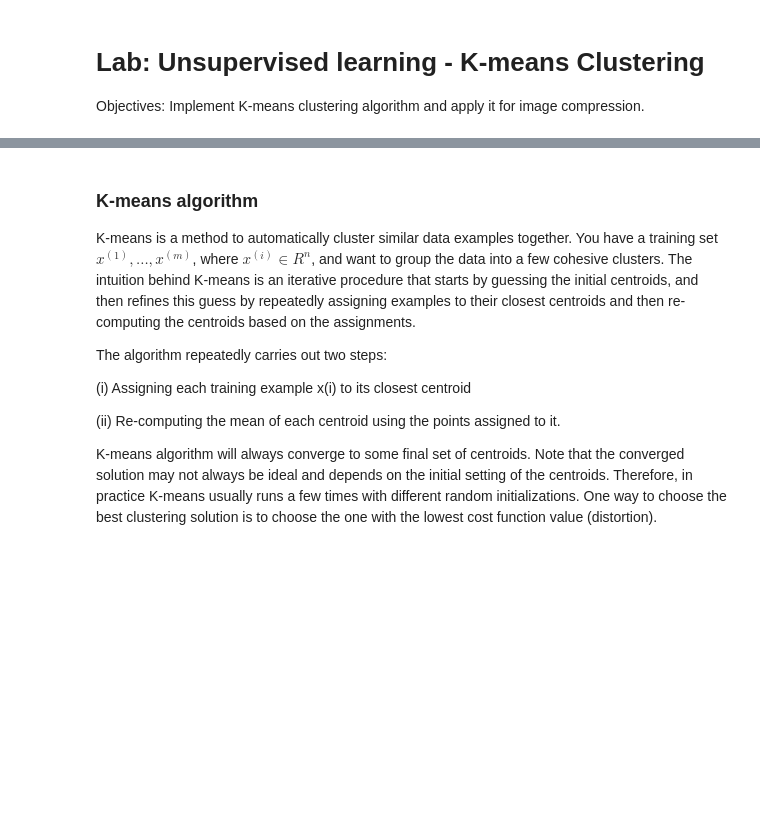
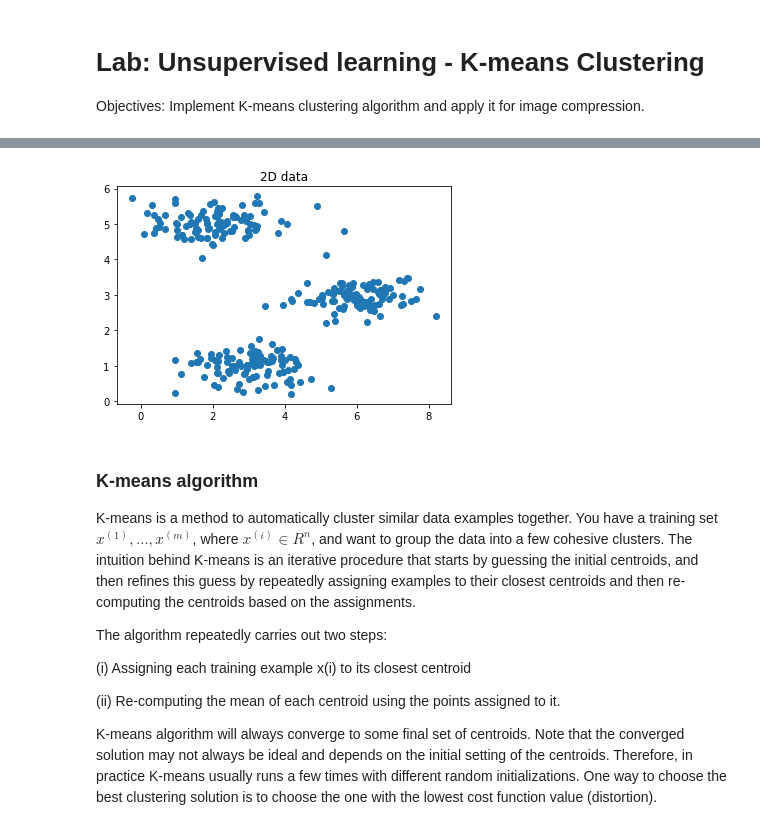
Before and after one commit to renanaferreira/FAA-repository, a Jupyter notebook: 08-Kmeans_PCA/lab_part1_Kmeans/K-means_Clustering.ipynb, the cells around one changed output, grey strips where cells are left out. Saved outputs shown, nothing was run; the diff lists cells and outputs as text; code cells hidden in the pictures; blank space fills up the shorter version.

```diff
--- a/08-Kmeans_PCA/lab_part1_Kmeans/K-means_Clustering.ipynb
+++ b/08-Kmeans_PCA/lab_part1_Kmeans/K-means_Clustering.ipynb
@@ -17,12 +17,15 @@ Plot the data and get a figure similar to Fig.1.
 <caption><center> **Fig. 1** : **Training data** </center></caption>
 # %%
 # Use loadmat to load matlab file ex7data2.mat and extact X
-
-X = ?
+mat = loadmat("ex7data2.mat")
+X = mat["X"]
 
 #Create Fig.1.
-
- ?
+plt.title("2D data")
+plt.scatter(X[:,0],X[:,1])
+plt.show()
+# %% [output]
+[figure, added]
 # %% [markdown]
 ### K-means algorithm
 
```
Also changed, not shown: parts of 12 cells of this notebook, 1 other file.
